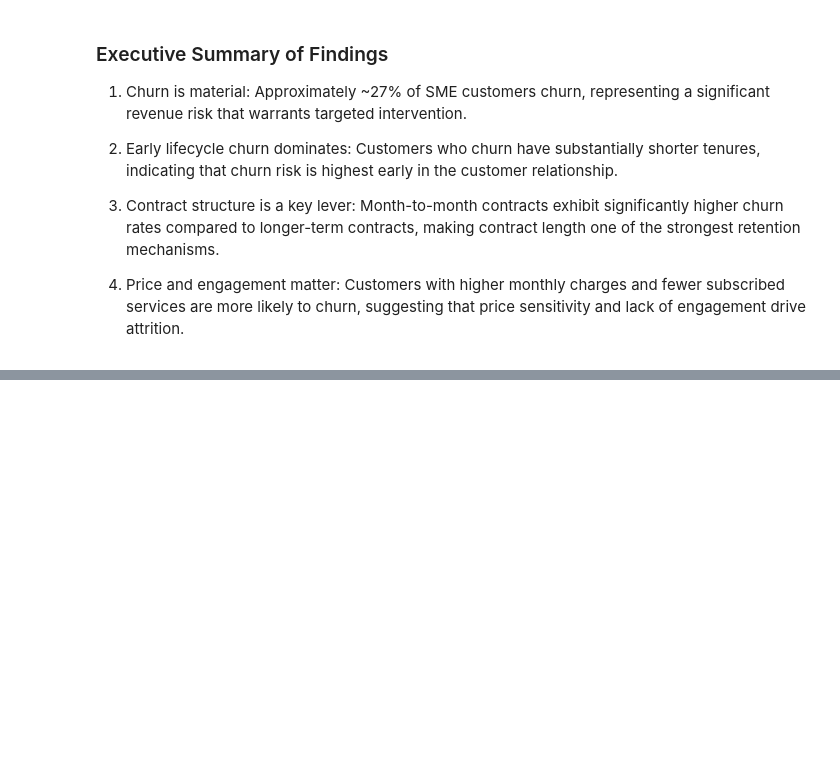
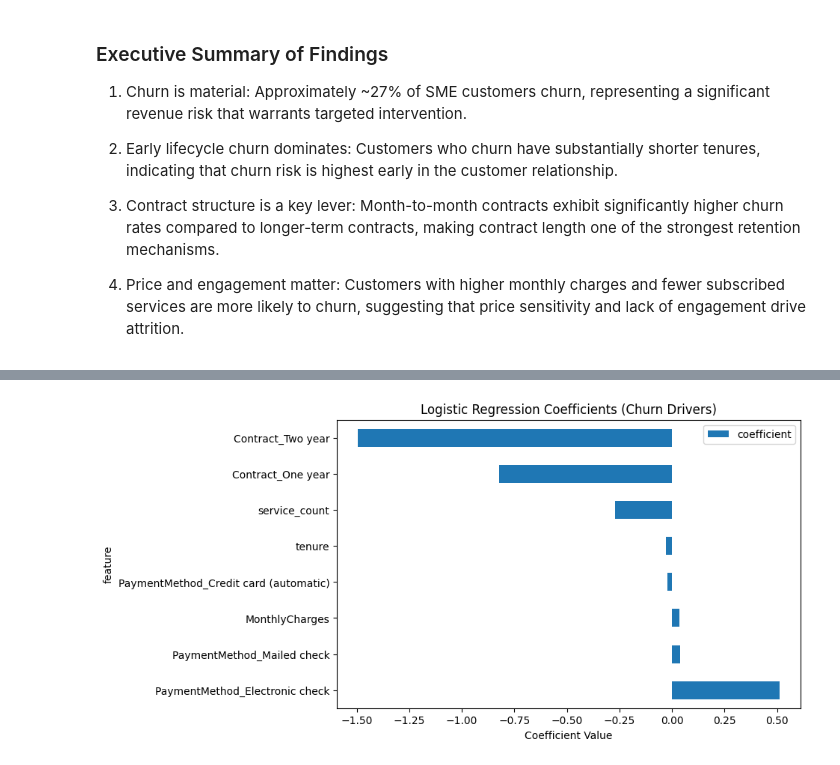
Before and after one commit to Bharath756/sme-customer-churn-diagnostics, a Jupyter notebook: notebooks/01_eda.ipynb, the cells around one changed output, grey strips where cells are left out. Drawn from its saved outputs; the diff is of its cells as text; code cells hidden in the pictures; blank space fills up the shorter version.

Commit message:
Add baseline churn model with evaluation and business insights

```diff
--- a/notebooks/01_eda.ipynb
+++ b/notebooks/01_eda.ipynb
@@ -207,0 +263,17 @@ Insight: Customers who churn typically have fewer subscribed services, suggestin
+# %%
+from sklearn.linear_model import LogisticRegression
+from sklearn.metrics import classification_report, roc_auc_score
+
+# Initialize model
+model = LogisticRegression(max_iter=1000)
+
+# Train model
+model.fit(X_train, y_train)
+
+# Predictions
+y_pred = model.predict(X_test)
+y_prob = model.predict_proba(X_test)[:, 1]
+
+# Evaluation
+print(classification_report(y_test, y_pred))
+print("ROC AUC:", roc_auc_score(y_test, y_prob))
@@ -207,0 +299,10 @@ Insight: Customers who churn typically have fewer subscribed services, suggestin
+# %%
+import pandas as pd
+
+# Extract coefficients
+coef_df = pd.DataFrame({
+    "feature": X_train.columns,
+    "coefficient": model.coef_[0]
+}).sort_values(by="coefficient", ascending=False)
+
+coef_df
@@ -207,0 +329,9 @@ Insight: Customers who churn typically have fewer subscribed services, suggestin
+# %%
+import matplotlib.pyplot as plt
+
+coef_df.set_index("feature").plot(kind="barh", figsize=(8, 5))
+plt.title("Logistic Regression Coefficients (Churn Drivers)")
+plt.xlabel("Coefficient Value")
+plt.show()
+# %% [output]
+[figure, added]
```
Also changed, not shown: parts of 8 cells of this notebook.
